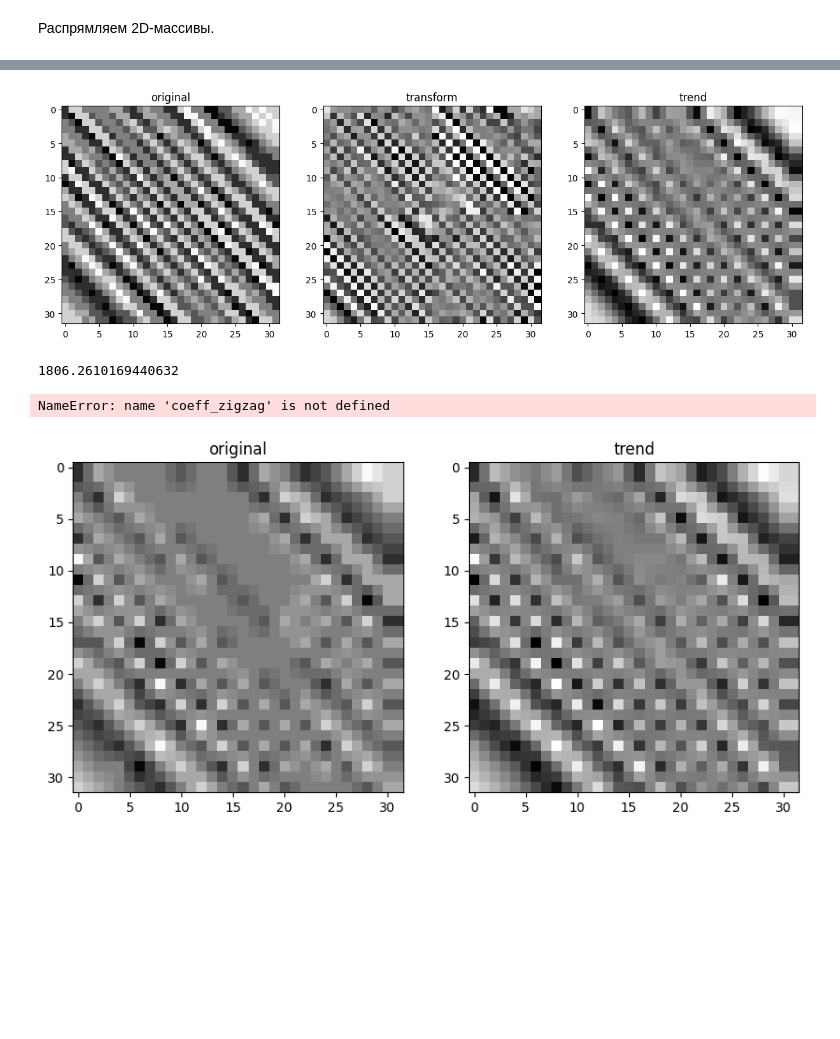
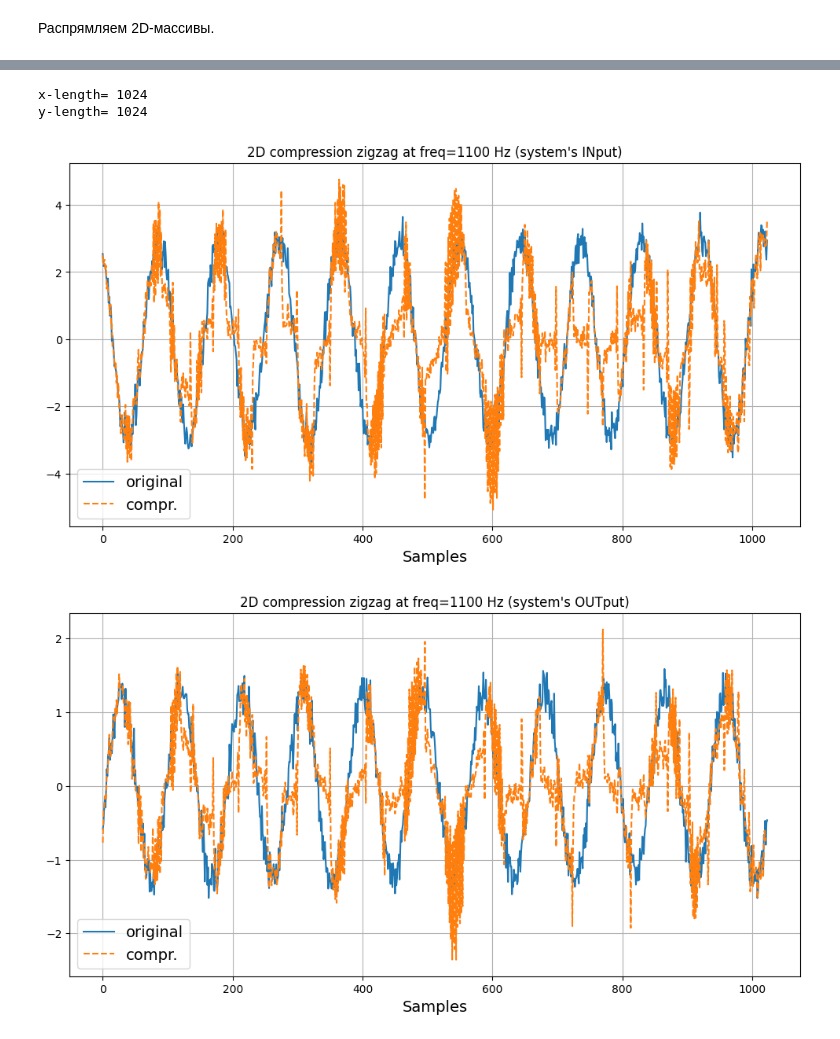
Before and after one commit to romangorbunov91/daub_5_3-int-to-int, a Jupyter notebook: fft_test.ipynb, the cells around one changed output, grey strips where cells are left out. Cells and saved outputs as stored; diff of their text form; code cells hidden in the pictures; blank space fills up the shorter version.

```diff
--- a/fft_test.ipynb
+++ b/fft_test.ipynb
@@ -646,55 +689,32 @@ for k in range(N_FREQ):
+# %%
+print('x-length=', len(x_compr_2D_zg_ravel[N_TEST]))
+print('y-length=', len(y_compr_2D_zg_ravel[N_TEST]))
+
+plt.figure(figsize=user_figsize)
+plt.plot(x[N_TEST], label='original')
+plt.plot(x_compr_2D_zg_ravel[N_TEST], '--', label='compr.')
+plt.title('2D compression zigzag at freq='+str(int(freq[N_TEST]))+' Hz (system\'s INput)')
+plt.xlabel('Samples', fontsize=user_fontsize)
+plt.grid()
+plt.legend(fontsize=user_fontsize)
+plt.show()
+
+plt.figure(figsize=user_figsize)
+plt.plot(y[N_TEST], label='original')
+plt.plot(y_compr_2D_zg_ravel[N_TEST], '--', label='compr.')
+plt.title('2D compression zigzag at freq='+str(int(freq[N_TEST]))+' Hz (system\'s OUTput)')
+plt.xlabel('Samples', fontsize=user_fontsize)
+plt.grid()
+plt.legend(fontsize=user_fontsize)
+plt.show()
+# %% [output]
+x-length= 1024
+y-length= 1024
+[figure, added]
+[figure, added]
 # %%
 complex_gain_compr_2D_zg = freq_resp(x_compr_2D_zg_ravel, y_compr_2D_zg_ravel)
 gain_abs_arg_compr_2D_zg = [20*np.log10(np.abs(complex_gain_compr_2D_zg)), np.unwrap(np.angle(complex_gain_compr_2D_zg))*180/np.pi]
-# %%
-x_zigzag = np.zeros_like(order)
-x_fig = x[N_TEST]
-for m in range(N_COL):
-    for n in range(N_ROW):
-        x_fig_cut = x_fig[-N_FFT:]
-        x_zigzag[n,m] = x_fig_cut[order[n,m]]
-
-x_coeff_zigzag = daub_5_3_lift_2D(x_zigzag, int_flag=False)
-
-fig, axs = plt.subplots(ncols=3, nrows=1, figsize=(15, 5))
-axs.flat[0].imshow(x_zigzag, cmap='gray', interpolation='none', vmin=vmin, vmax=vmax)
-axs.flat[0].set_title('original')
-
-axs.flat[1].imshow(x_coeff_zigzag, cmap='gray', interpolation='none', vmin=vmin, vmax=vmax)
-axs.flat[1].set_title('transform')
-
-axs.flat[2].imshow(x_compr_2D_zg[N_TEST], cmap='gray', interpolation='none', vmin=vmin, vmax=vmax)
-axs.flat[2].set_title('trend')
-plt.show()
-# %% [output]
-[figure, removed]
-# %%
-np.sum((x_zigzag - x_compr_2D_zg[N_TEST])**2)
-# %% [output]
-1806.2610169440632
-# %%
-coeff_zigzag_masked = np.zeros_like(coeff_zigzag)
-coeff_zigzag_masked[-N_ROW//2:,:N_COL//2] = coeff_zigzag[-N_ROW//2:,:N_COL//2]
-
-fig, axs = plt.subplots(ncols=2, nrows=1, figsize=(10, 5))
-axs.flat[0].imshow(x_zigzag, cmap='gray', interpolation='none', vmin=vmin, vmax=vmax)
-axs.flat[0].set_title('original')
-
-axs.flat[1].imshow(idaub_5_3_lift_2D(coeff_zigzag_masked, int_flag=False), cmap='gray', interpolation='none', vmin=vmin, vmax=vmax)
-axs.flat[1].set_title('trend')
-plt.show()
-# %% [output]
-NameError: name 'coeff_zigzag' is not defined
-# %%
-fig, axs = plt.subplots(ncols=2, nrows=1, figsize=(10, 5))
-axs.flat[0].imshow(x_compr_2D_zg[N_TEST], cmap='gray', interpolation='none', vmin=vmin, vmax=vmax)
-axs.flat[0].set_title('original')
-
-axs.flat[1].imshow(idaub_5_3_lift_2D(coeff_zigzag_masked, int_flag=False), cmap='gray', interpolation='none', vmin=vmin, vmax=vmax)
-axs.flat[1].set_title('trend')
-plt.show()
-# %% [output]
-[figure, removed]
 # %%
 fig, axes = plt.subplots(nrows=2, ncols=1, figsize=user_frqsize)
 for ax, plot_var, ylim, ylable, gain in zip(axes, filter_abs_phase, user_ylim, user_ylabel, gain_abs_arg_compr_2D_zg):
```
Also changed, not shown: parts of 25 cells of this notebook.
